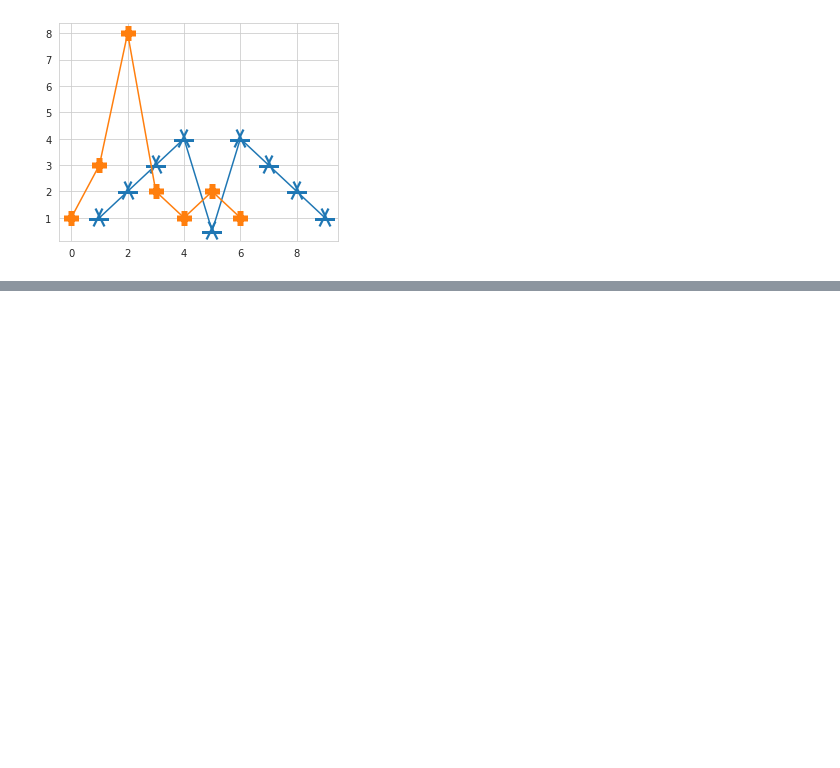
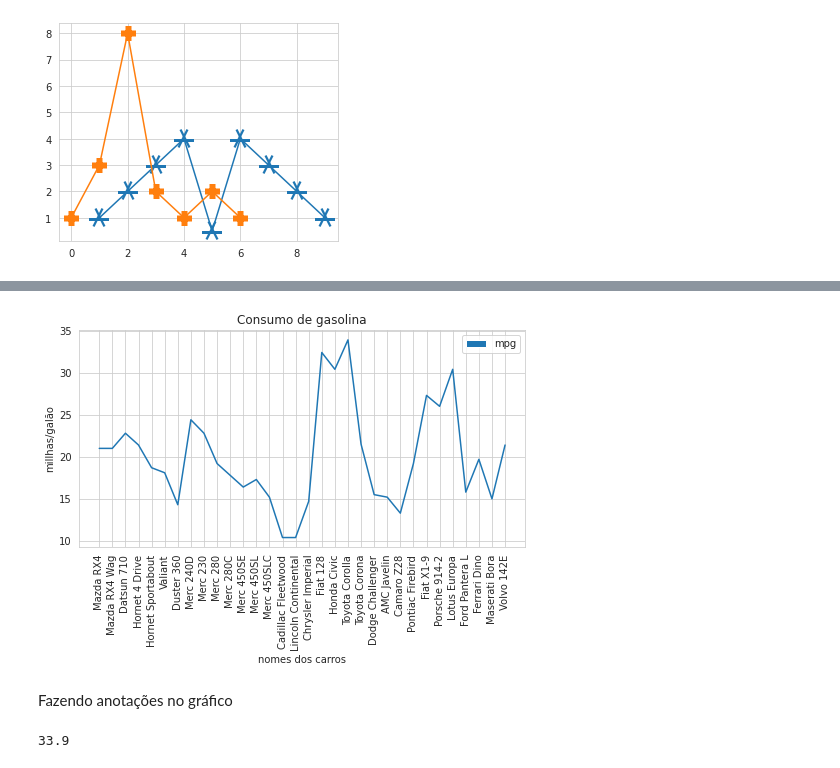
Before and after one commit to joaocbjr/Learn_DataScience, a Jupyter notebook: Cap2_Visualização_de_dados.ipynb, the cells around one changed output, grey strips where cells are left out. Cells and saved outputs as stored; diff of their text form; code cells hidden in the pictures; blank space fills up the shorter version.

```diff
--- a/Cap2_Visualização_de_dados.ipynb
+++ b/Cap2_Visualização_de_dados.ipynb
@@ -151,0 +188,22 @@ plt.show()
+# %%
+import matplotlib.patches as mpatches
+
+plt.plot(mpg)
+plt.title('Consumo de gasolina')
+plt.xlabel('nomes dos carros')
+plt.ylabel('millhas/galão')
+plt.xticks(mpg.index, carros.nomes, rotation=90)
+
+
+legenda = mpatches.Patch(label='mpg')
+plt.legend(handles=[legenda])
+
+plt.show()
+# %% [output]
+[figure, added]
+# %% [markdown]
+Fazendo anotações no gráfico
+# %%
+mpg.max()
+# %% [output]
+33.9
```
Also changed, not shown: parts of 27 cells of this notebook.
